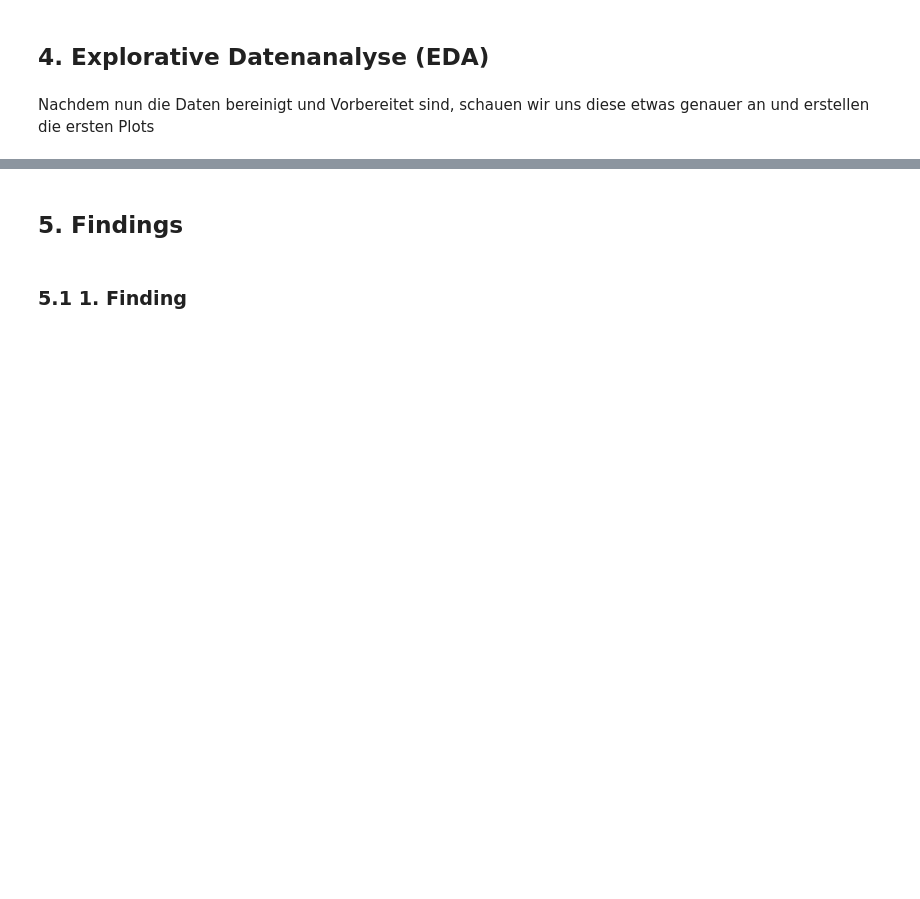
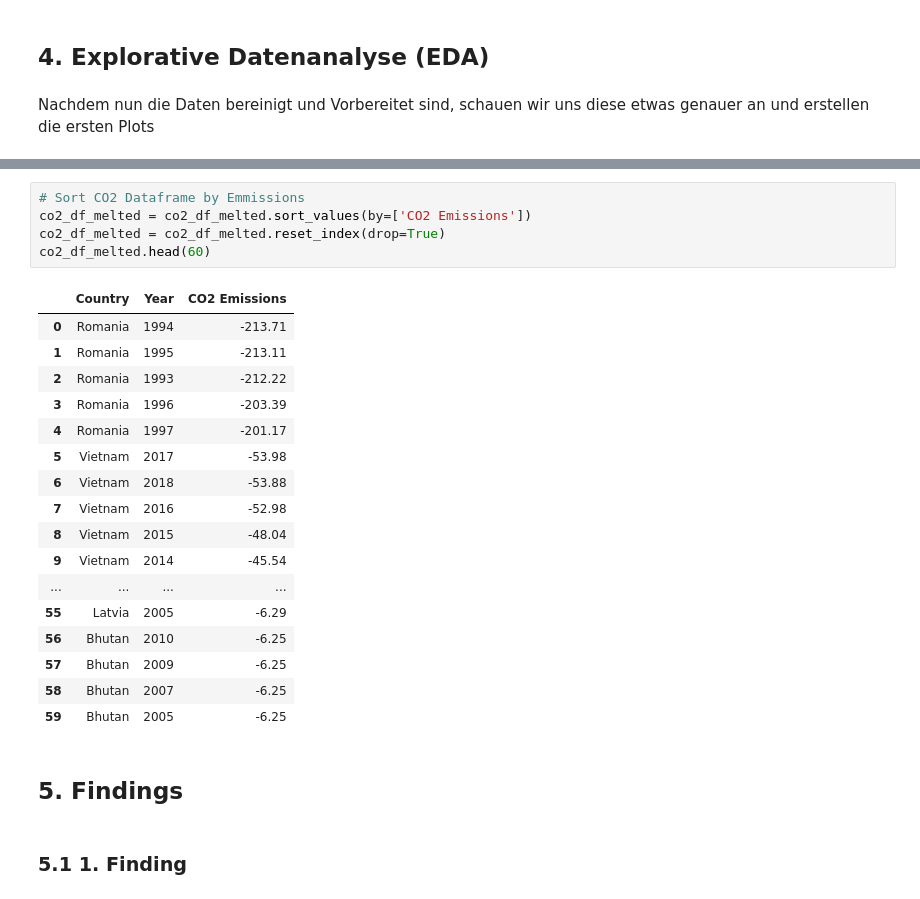
Before and after one commit to Koslowsky1337/Projekt_LF8_1, a Jupyter notebook: analyse.ipynb, the cells around one changed output, grey strips where cells are left out. Drawn from its saved outputs; the diff is of its cells as text; blank space fills up the shorter version.

```diff
--- a/analyse.ipynb
+++ b/analyse.ipynb
@@ -332,3 +332,26 @@ ax1.tick_params(axis='y', labelcolor="black")
+# %%
+# Sort CO2 Dataframe by Emmissions
+co2_df_melted = co2_df_melted.sort_values(by=['CO2 Emissions'])
+co2_df_melted = co2_df_melted.reset_index(drop=True)
+co2_df_melted.head(60)
+# %% [output]
+|  | Country | Year | CO2 Emissions |
+| 0 | Romania | 1994 | -213.71 |
+| 1 | Romania | 1995 | -213.11 |
+| 2 | Romania | 1993 | -212.22 |
+| 3 | Romania | 1996 | -203.39 |
+| 4 | Romania | 1997 | -201.17 |
+| 5 | Vietnam | 2017 | -53.98 |
+| 6 | Vietnam | 2018 | -53.88 |
+| 7 | Vietnam | 2016 | -52.98 |
+| 8 | Vietnam | 2015 | -48.04 |
+| 9 | Vietnam | 2014 | -45.54 |
+| ... | ... | ... | ... |
+| 55 | Latvia | 2005 | -6.29 |
+| 56 | Bhutan | 2010 | -6.25 |
+| 57 | Bhutan | 2009 | -6.25 |
+| 58 | Bhutan | 2007 | -6.25 |
+| 59 | Bhutan | 2005 | -6.25 |
 # %% [markdown]
 ## 5. Findings
 # %% [markdown]
```
Also changed, not shown: parts of 1 cell of this notebook.
